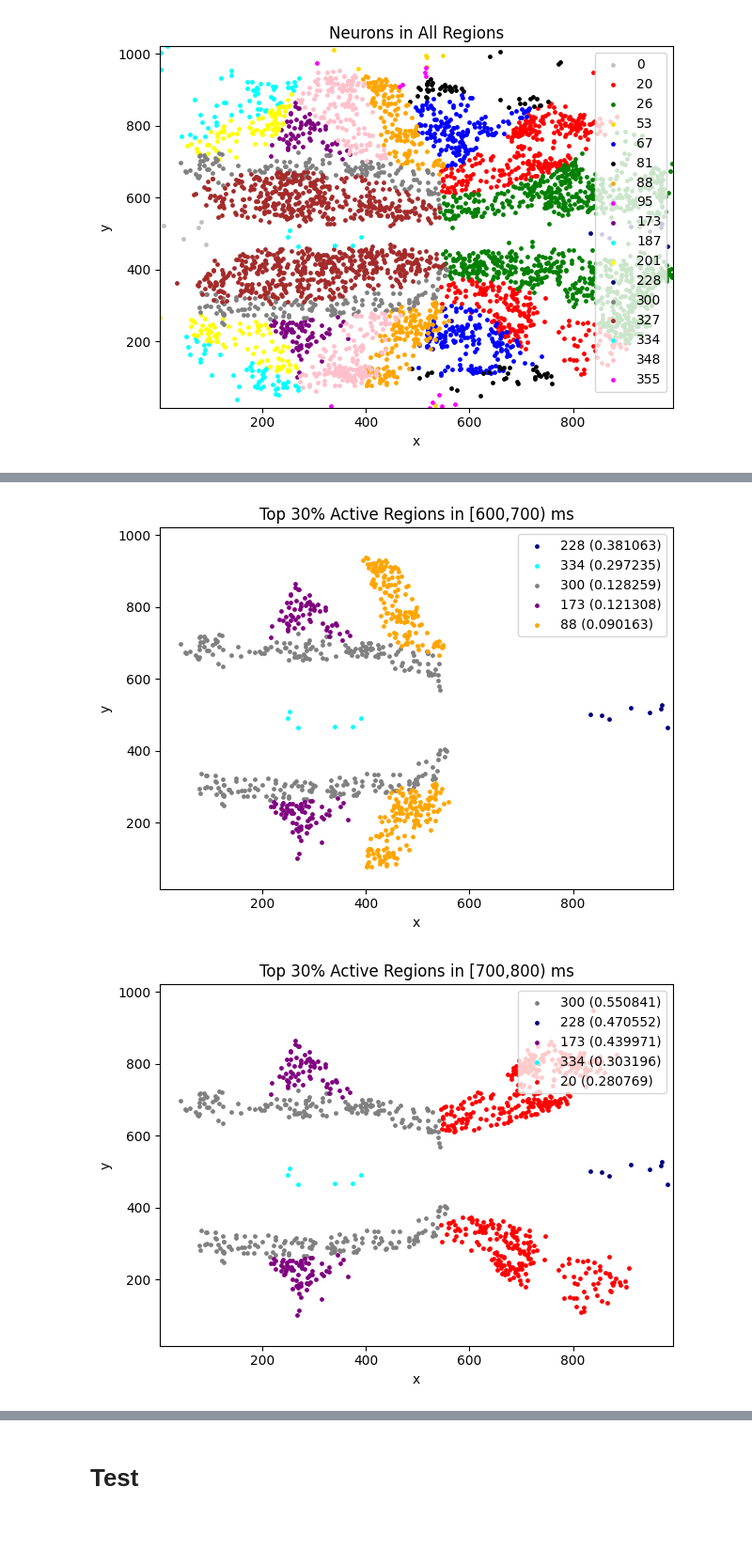
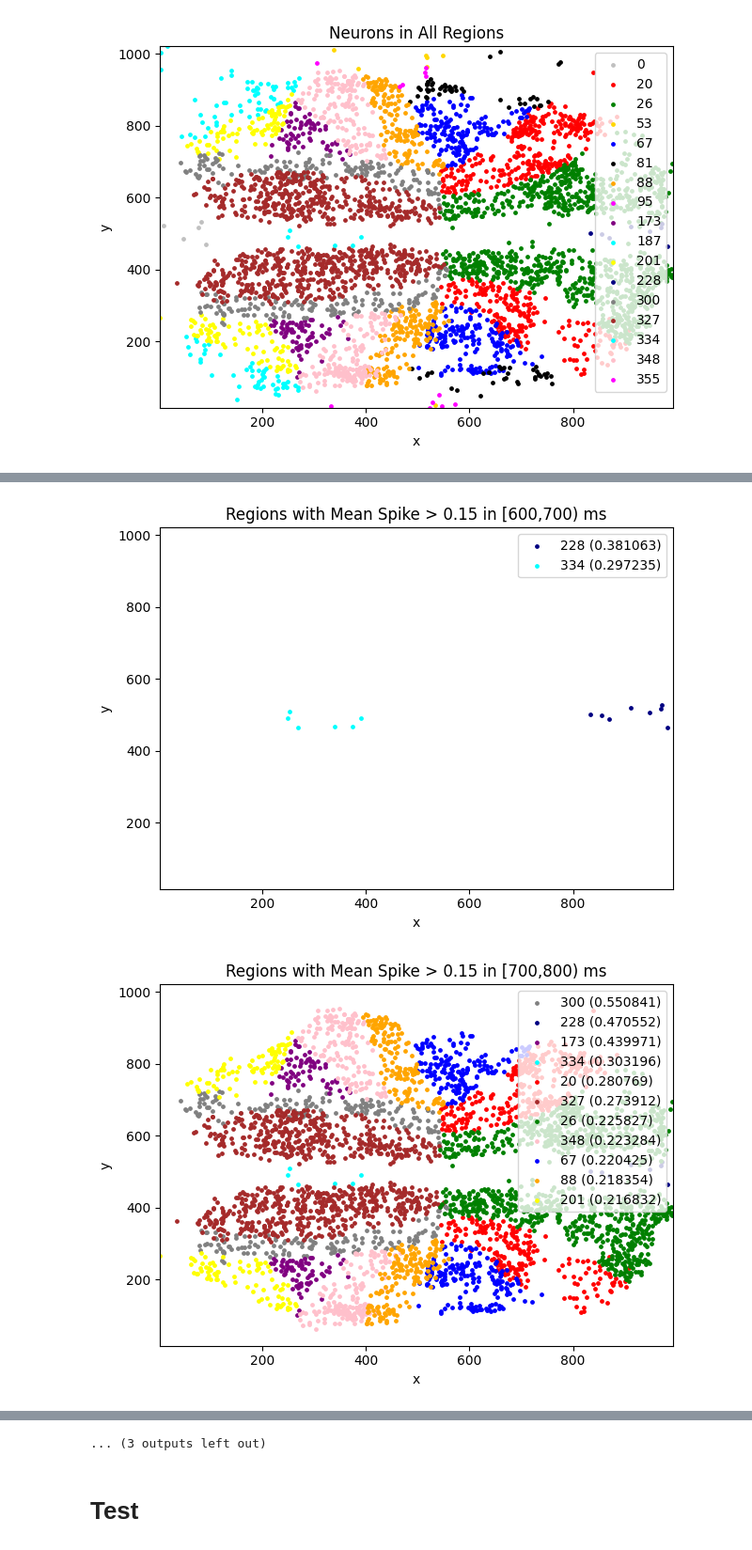
Before and after one commit to zhaochenyang20/Neuro_Modeling, a Jupyter notebook: dev.ipynb, the cells around one changed output, grey strips where cells are left out. Shown at 94% size. Cells and saved outputs as stored; diff of their text form; code cells hidden in the pictures.

Commit message:
pics of regions abs>0.15

```diff
--- a/dev.ipynb
+++ b/dev.ipynb
@@ -241,4 +270,5 @@ def plot_active_regions_by_steps(neuron, abs_threshold=0.01, rel_threshold=0.8,
         image_sequence[0].save(save_dir / f'{gif_basename}.gif', save_all=True, append_images=image_sequence[1:], duration=200, loop=0)
 # %%
-plot_active_regions_by_steps(neu, rel_threshold=0.5, save_pic = True, save_gif=True)
+# plot_active_regions_by_steps(neu, rel_threshold=0.5, save_pic = True, save_gif=True)
+plot_active_regions_by_steps(neu, abs_threshold=0.15, save_pic = True, save_gif=True)
 # %% [output]
@@ -251,2 +295,2 @@ plot_active_regions_by_steps(neu, rel_threshold=0.5, save_pic = True, save_gif=T
-[figure, old version]
+[figure, new version]
-[figure, old version]
+[figure, new version]
@@ -259,3 +300,4 @@ plot_active_regions_by_steps(neu, rel_threshold=0.5, save_pic = True, save_gif=T
+... (3 outputs left out)
 # %% [markdown]
 # Test
 # %%
```
Also changed, not shown: parts of 2 cells of this notebook, 45 other files.
